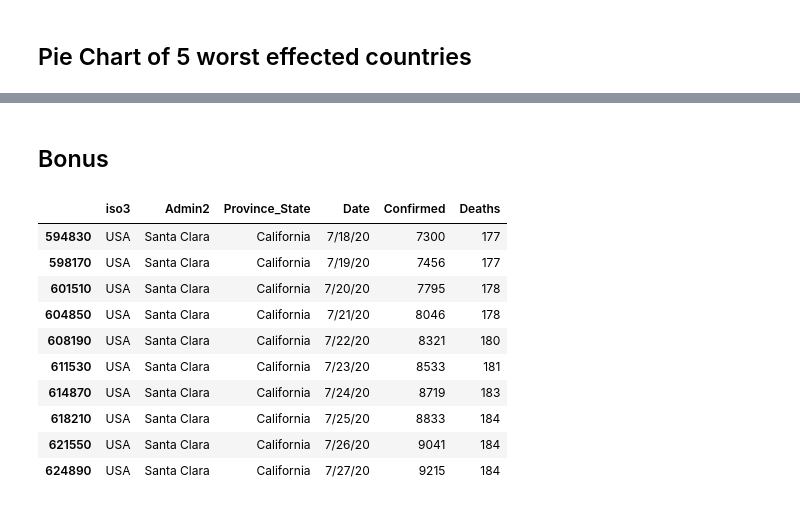
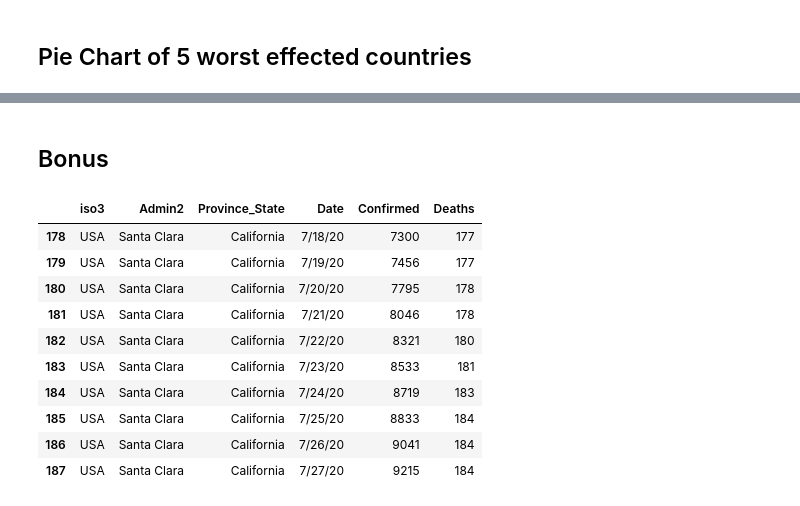
Before and after one commit to hemantkiri/Covid19, a Jupyter notebook: Covid19a.ipynb, the cells around one changed output, grey strips where cells are left out. Drawn from its saved outputs; the diff is of its cells as text; code cells hidden in the pictures.

```diff
--- a/Covid19a.ipynb
+++ b/Covid19a.ipynb
@@ -483,24 +475,24 @@ highest_population_countries
 | 22 | Indonesia | Asia | 2.738084e+08 | 118753 | NaN | 5521.0 | NaN | 75645.0 | ... |
 | 13 | Pakistan | Asia | 2.212959e+08 | 281863 | NaN | 6035.0 | NaN | 256058.0 | ... |
 | 1 | Brazil | South America | 2.127107e+08 | 2917562 | NaN | 98644.0 | NaN | 2047660.0 | ... |
-# %% [markdown]
-## Bonus
-# %%
-# Number of confirmed and deaths cases from Santa Clara county from 7/18 - 7/27/2020.
-world_data_df2 = pd.read_csv("/Users/hemantkiri/Desktop/Covid19/Resources/usa_county_wise.csv")
-world_data_df2 = world_data_df2[["iso3", "Admin2", "Province_State", "Date", "Confirmed", "Deaths"]]
-world_data_df3 = world_data_df2[world_data_df2["Admin2"] == "Santa Clara"]
-world_data_df3.reset_index(drop=True)
-world_data_df3.tail(10)
-# %% [output]
-|  | iso3 | Admin2 | Province_State | Date | Confirmed | Deaths |
-| 594830 | USA | Santa Clara | California | 7/18/20 | 7300 | 177 |
-| 598170 | USA | Santa Clara | California | 7/19/20 | 7456 | 177 |
-| 601510 | USA | Santa Clara | California | 7/20/20 | 7795 | 178 |
-| 604850 | USA | Santa Clara | California | 7/21/20 | 8046 | 178 |
-| 608190 | USA | Santa Clara | California | 7/22/20 | 8321 | 180 |
-| 611530 | USA | Santa Clara | California | 7/23/20 | 8533 | 181 |
-| 614870 | USA | Santa Clara | California | 7/24/20 | 8719 | 183 |
-| 618210 | USA | Santa Clara | California | 7/25/20 | 8833 | 184 |
-| 621550 | USA | Santa Clara | California | 7/26/20 | 9041 | 184 |
-| 624890 | USA | Santa Clara | California | 7/27/20 | 9215 | 184 |
+# %% [markdown]
+## Bonus
+# %%
+# Number of confirmed and deaths cases from Santa Clara county from 7/18 - 7/27/2020.
+world_data_df2 = pd.read_csv("/Users/hemantkiri/Desktop/Covid19/Resources/usa_county_wise.csv")
+world_data_df2 = world_data_df2[["iso3", "Admin2", "Province_State", "Date", "Confirmed", "Deaths"]]
+world_data_df3 = world_data_df2[world_data_df2["Admin2"] == "Santa Clara"]
+world_data_df3.reset_index(drop=True,inplace=True)
+world_data_df3.tail(10)
+# %% [output]
+|  | iso3 | Admin2 | Province_State | Date | Confirmed | Deaths |
+| 178 | USA | Santa Clara | California | 7/18/20 | 7300 | 177 |
+| 179 | USA | Santa Clara | California | 7/19/20 | 7456 | 177 |
+| 180 | USA | Santa Clara | California | 7/20/20 | 7795 | 178 |
+| 181 | USA | Santa Clara | California | 7/21/20 | 8046 | 178 |
+| 182 | USA | Santa Clara | California | 7/22/20 | 8321 | 180 |
+| 183 | USA | Santa Clara | California | 7/23/20 | 8533 | 181 |
+| 184 | USA | Santa Clara | California | 7/24/20 | 8719 | 183 |
+| 185 | USA | Santa Clara | California | 7/25/20 | 8833 | 184 |
+| 186 | USA | Santa Clara | California | 7/26/20 | 9041 | 184 |
+| 187 | USA | Santa Clara | California | 7/27/20 | 9215 | 184 |
```
Also changed, not shown: parts of 4 cells of this notebook.
